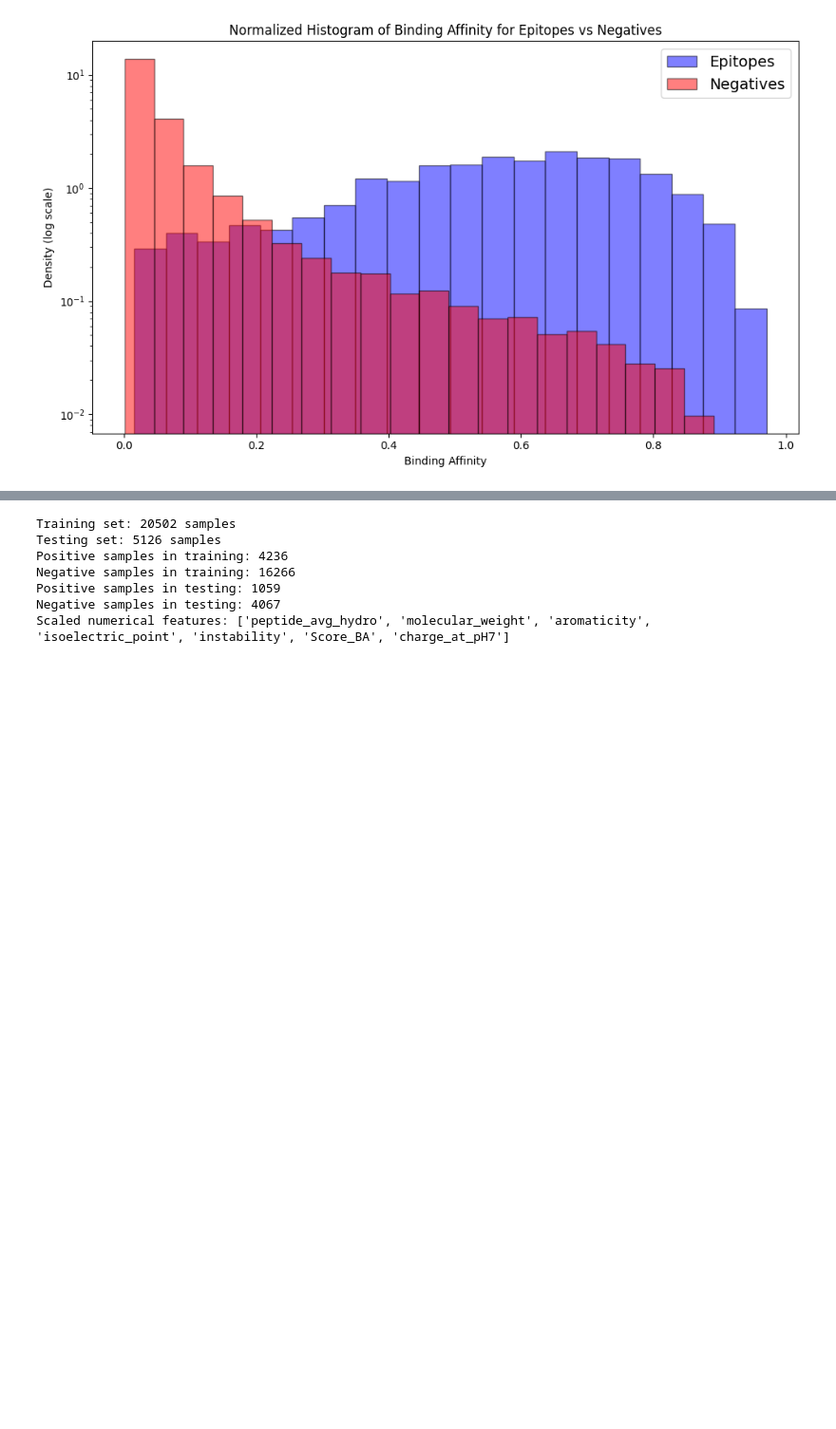
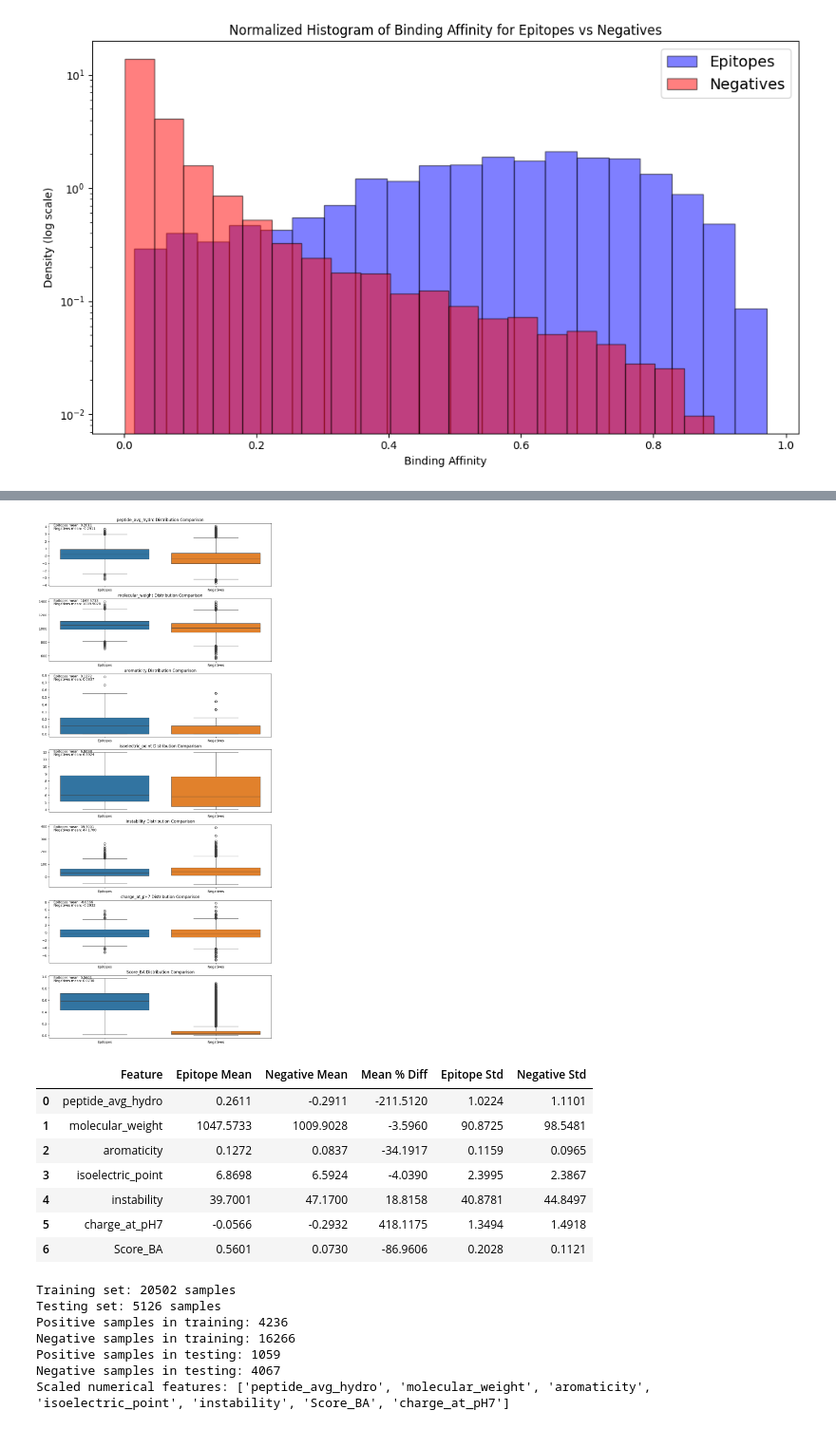
Before and after one commit to Inline6ix/capstone, a Jupyter notebook: capstone.ipynb, the cells around one changed output, grey strips where cells are left out. Shown at 95% size. Drawn from its saved outputs; the diff is of its cells as text; code cells hidden in the pictures; blank space fills up the shorter version.

```diff
--- a/capstone.ipynb
+++ b/capstone.ipynb
@@ -506,3 +522,82 @@ plt.show()
+# %%
+# Compare numeric features between epitopes and negatives datasets
+numeric_features = ['peptide_avg_hydro', 'molecular_weight', 'aromaticity',
+                    'isoelectric_point', 'instability', 'charge_at_pH7', 'Score_BA']
+
+# Create a figure with subplots for each numeric feature
+fig, axes = plt.subplots(len(numeric_features), 1, figsize=(12, 4*len(numeric_features)))
+#fig.tight_layout(pad=5.0)
+
+# Plot boxplots for each feature
+for i, feature in enumerate(numeric_features):
+    ax = axes[i]
+
+    # Create a temporary dataframe for plotting
+    plot_data = pd.DataFrame({
+        'Epitopes': epitopes[feature],
+        'Negatives': negatives[feature]
+    })
+
+    # Create boxplot
+    sns.boxplot(data=plot_data, ax=ax)
+
+    # Add feature statistics
+    epitope_mean = epitopes[feature].mean()
+    negative_mean = negatives[feature].mean()
+
+    ax.set_title(f'{feature} Distribution Comparison')
+    ax.text(0.02, 0.95, f'Epitopes mean: {epitope_mean:.4f}', transform=ax.transAxes)
+    ax.text(0.02, 0.90, f'Negatives mean: {negative_mean:.4f}', transform=ax.transAxes)
+
+    # Add p-value from t-test
+    from scipy import stats
+    t_stat, p_value = stats.ttest_ind(
+        epitopes[feature].dropna(),
+        negatives[feature].dropna(),
+        equal_var=False  # Welch's t-test (doesn't assume equal variances)
+    )
+    #ax.text(0.02, 0.85, f'p-value: {p_value:.4e}', transform=ax.transAxes)
+
+#plt.suptitle('Comparison of Numeric Features Between Epitopes and Negatives', fontsize=16)
+plt.show()
+
+# Create a summary table of the numeric features
+summary_data = []
+for feature in numeric_features:
+    epitope_stats = epitopes[feature].describe()
+    negative_stats = negatives[feature].describe()
+
+    # Calculate percent difference between means
+    mean_diff_pct = ((negative_stats['mean'] - epitope_stats['mean']) /
+                     epitope_stats['mean'] * 100)
+
+    summary_data.append({
+        'Feature': feature,
+        'Epitope Mean': epitope_stats['mean'],
+        'Negative Mean': negative_stats['mean'],
+        'Mean % Diff': mean_diff_pct,
+        'Epitope Std': epitope_stats['std'],
+        'Negative Std': negative_stats['std'],
+        'Epitope Min': epitope_stats['min'],
+        'Negative Min': negative_stats['min'],
+        'Epitope Max': epitope_stats['max'],
+        'Negative Max': negative_stats['max']
+    })
+
+summary_df = pd.DataFrame(summary_data)
+summary_df = summary_df.round(4)
+display(summary_df[['Feature', 'Epitope Mean', 'Negative Mean', 'Mean % Diff',
+                    'Epitope Std', 'Negative Std']])
+# %% [output]
+[figure, added]
+|  | Feature | Epitope Mean | Negative Mean | Mean % Diff | Epitope Std | Negative Std |
+| 0 | peptide_avg_hydro | 0.2611 | -0.2911 | -211.5120 | 1.0224 | 1.1101 |
+| 1 | molecular_weight | 1047.5733 | 1009.9028 | -3.5960 | 90.8725 | 98.5481 |
+| 2 | aromaticity | 0.1272 | 0.0837 | -34.1917 | 0.1159 | 0.0965 |
+| 3 | isoelectric_point | 6.8698 | 6.5924 | -4.0390 | 2.3995 | 2.3867 |
+| 4 | instability | 39.7001 | 47.1700 | 18.8158 | 40.8781 | 44.8497 |
+| 5 | charge_at_pH7 | -0.0566 | -0.2932 | 418.1175 | 1.3494 | 1.4918 |
+| 6 | Score_BA | 0.5601 | 0.0730 | -86.9606 | 0.2028 | 0.1121 |
 # %%
 # Add label column to epitopes dataframe (positive class = 1)
 epitopes['label'] = 1
```
Also changed, not shown: parts of 13 cells of this notebook, 6 other files.
